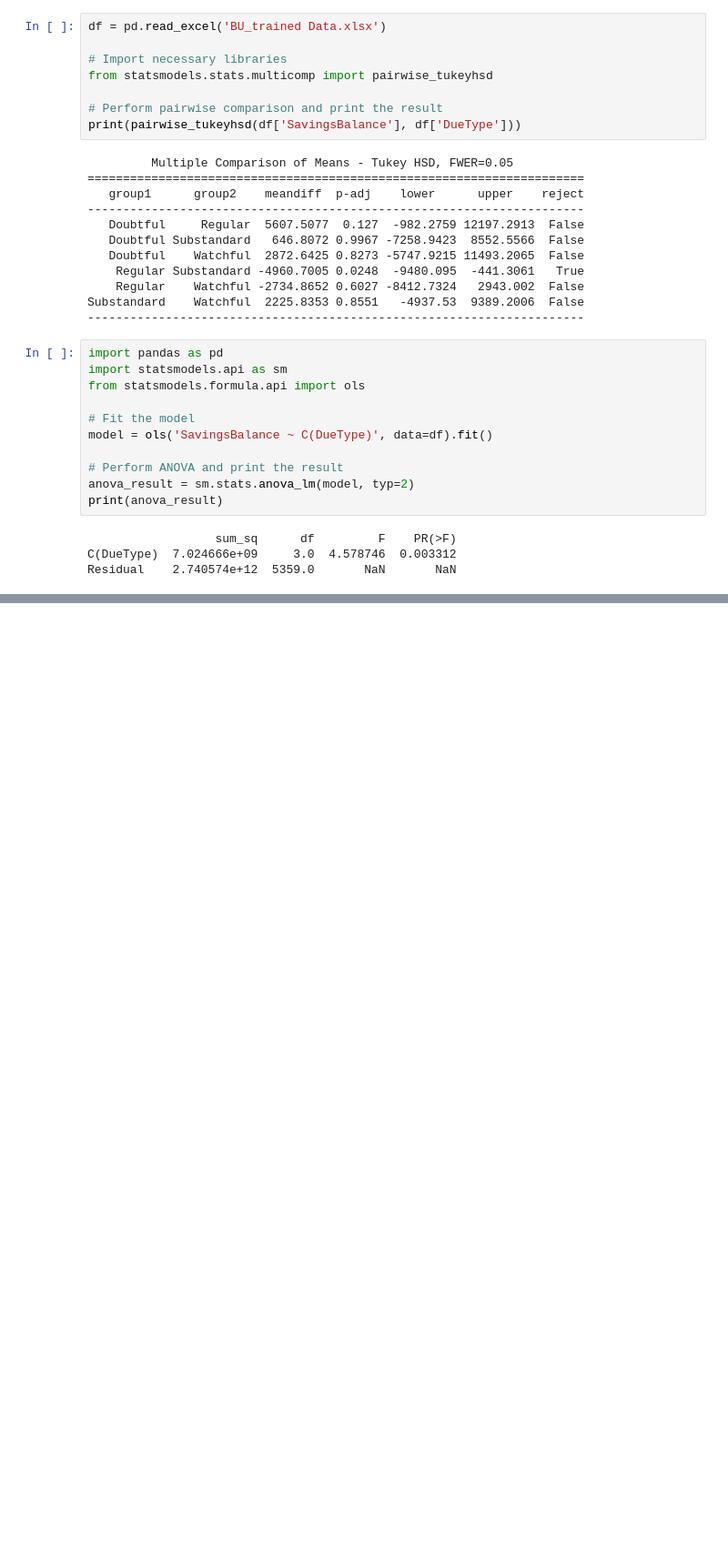
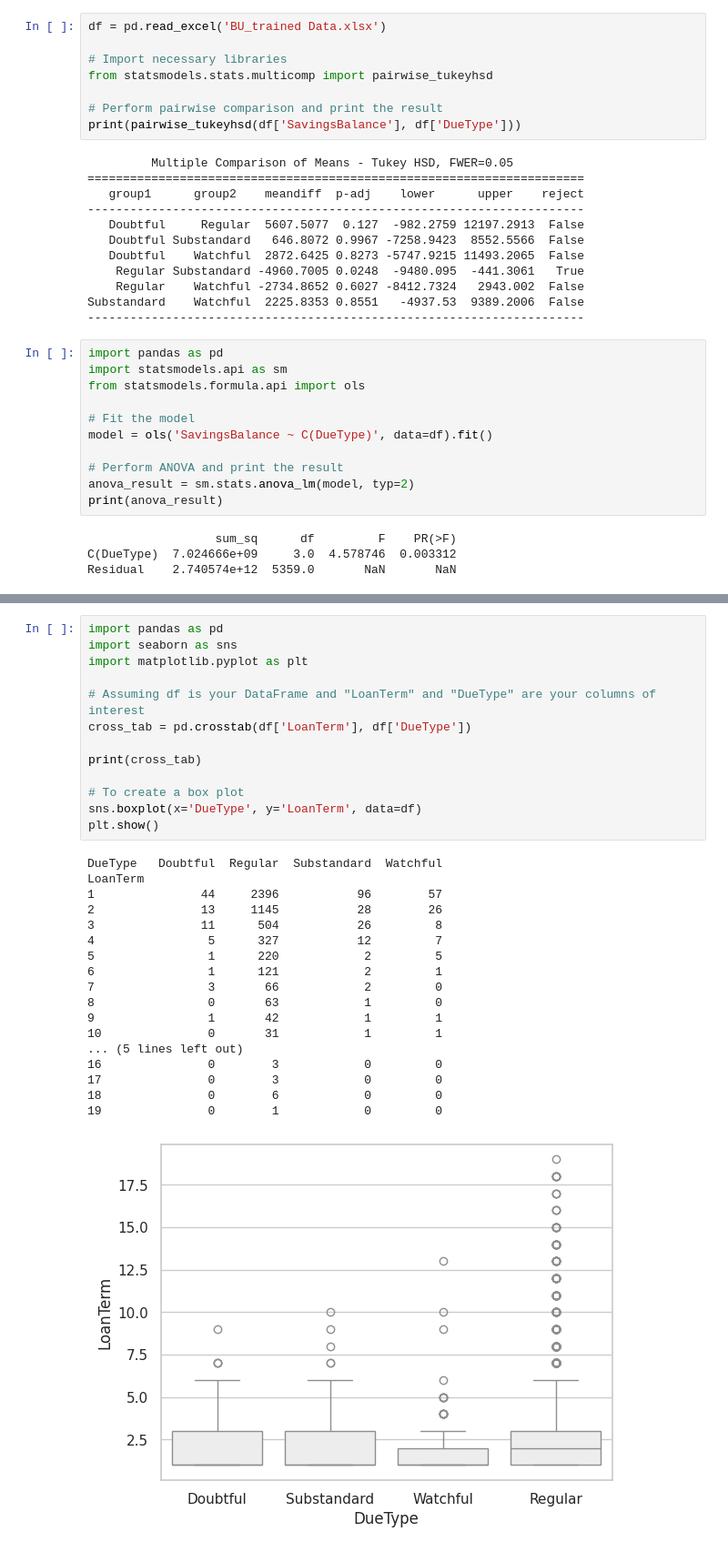
Before and after one commit to FarhanKamrul/BUROBD_EDA, a Jupyter notebook: Notebook2.ipynb, the cells around one changed output, grey strips where cells are left out. Shown at 91% size. Drawn from its saved outputs; the diff is of its cells as text; blank space fills up the shorter version.

```diff
--- a/Notebook2.ipynb
+++ b/Notebook2.ipynb
@@ -486,0 +703,32 @@ Residual    2.740574e+12  5359.0       NaN       NaN
+# %%
+import pandas as pd
+import seaborn as sns
+import matplotlib.pyplot as plt
+
+# Assuming df is your DataFrame and "LoanTerm" and "DueType" are your columns of interest
+cross_tab = pd.crosstab(df['LoanTerm'], df['DueType'])
+
+print(cross_tab)
+
+# To create a box plot
+sns.boxplot(x='DueType', y='LoanTerm', data=df)
+plt.show()
+# %% [output]
+DueType   Doubtful  Regular  Substandard  Watchful
+LoanTerm
+1               44     2396           96        57
+2               13     1145           28        26
+3               11      504           26         8
+4                5      327           12         7
+5                1      220            2         5
+6                1      121            2         1
+7                3       66            2         0
+8                0       63            1         0
+9                1       42            1         1
+10               0       31            1         1
+... (5 lines left out)
+16               0        3            0         0
+17               0        3            0         0
+18               0        6            0         0
+19               0        1            0         0
+[figure, added]
```
Also changed, not shown: parts of 20 cells of this notebook.
